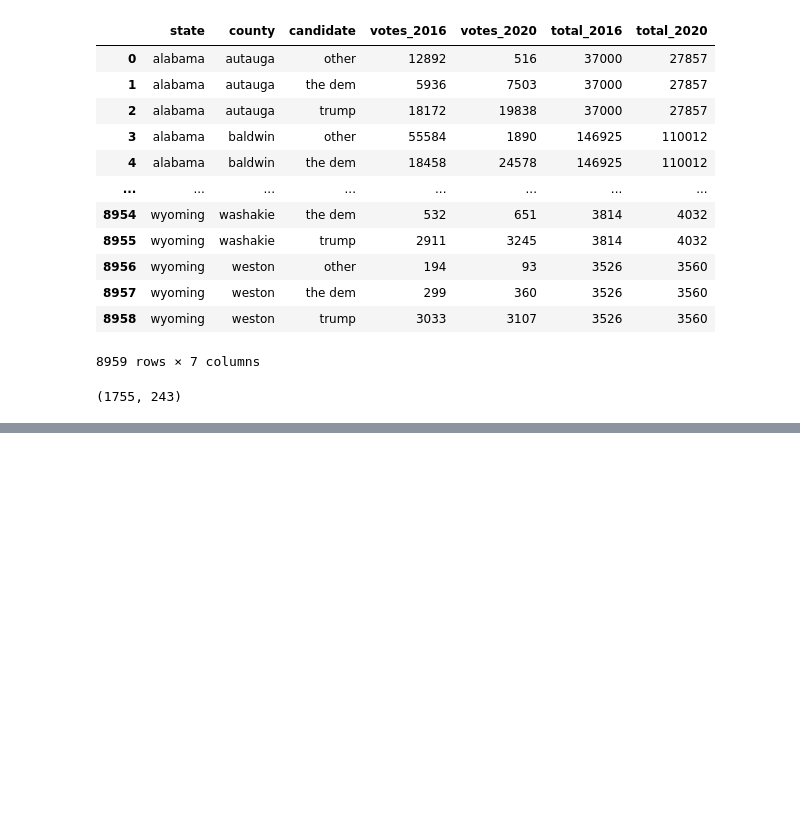
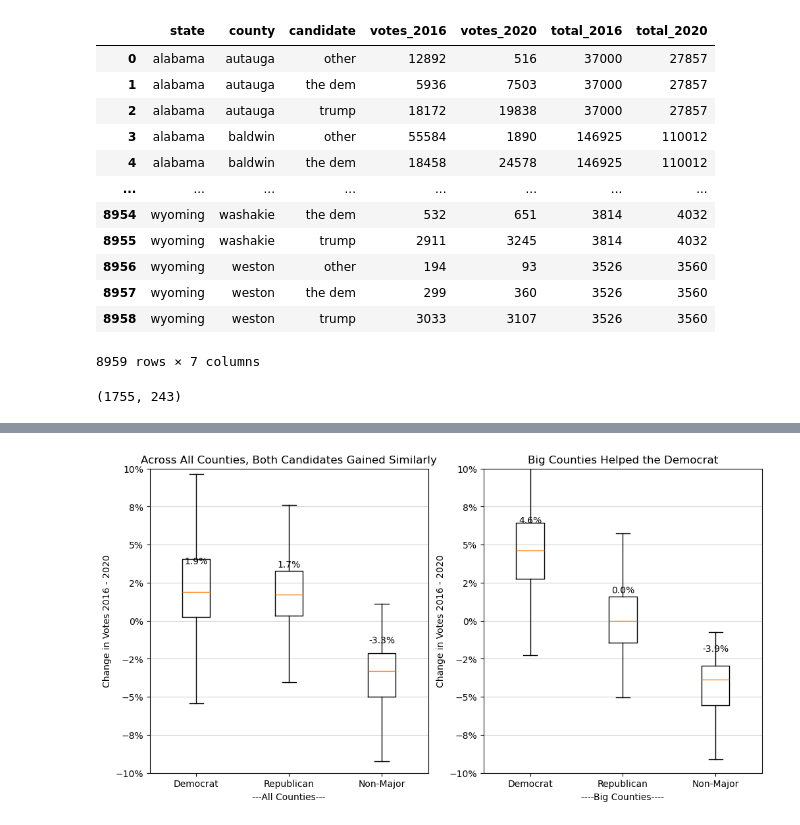
Before and after one commit to rmathena79/democracy, a Jupyter notebook: democracy.ipynb, the cells around one changed output, grey strips where cells are left out. Saved outputs shown, nothing was run; the diff lists cells and outputs as text; code cells hidden in the pictures; blank space fills up the shorter version.

```diff
--- a/democracy.ipynb
+++ b/democracy.ipynb
@@ -292,0 +328,42 @@ plt.show()
+# %%
+fig, (ax1, ax2) = plt.subplots(nrows=1,ncols=2,figsize=(12,6))
+
+# Thanks to: https://stackoverflow.com/questions/25973581/how-to-format-axis-number-format-to-thousands-with-a-comma
+ax1.yaxis.set_major_formatter(mpl.ticker.StrMethodFormatter("{x:.0%}"))
+ax1.boxplot(
+        [combo_df.loc[combo_df["candidate"] == "the dem"]["pct_change"],
+         combo_df.loc[combo_df["candidate"] == "trump"]["pct_change"],
+         combo_df.loc[combo_df["candidate"] == "other"]["pct_change"]],
+        tick_labels = ["Democrat", "Republican", "Non-Major"],
+        flierprops= {"alpha": 0} ) # I should probably just disable fliers
+ax1.set_title("Across All Counties, Both Candidates Gained Similarly")
+ax1.set_ylabel("Change in Votes 2016 - 2020")
+ax1.set_xlabel("---All Counties---")
+ax1.set_ylim((-.1,.1))
+ax1.grid(axis="y", which="major", color="lightgrey")
+
+
+add_percent_above_value(ax1, 1, combo_df.loc[combo_df["candidate"] == "the dem"]["pct_change"].median(), digits=1)
+add_percent_above_value(ax1, 2, combo_df.loc[combo_df["candidate"] == "trump"]["pct_change"].median(), digits=1)
+add_percent_above_value(ax1, 3, combo_df.loc[combo_df["candidate"] == "other"]["pct_change"].median(), digits=1)
+
+# Thanks to: https://stackoverflow.com/questions/25973581/how-to-format-axis-number-format-to-thousands-with-a-comma
+ax2.yaxis.set_major_formatter(mpl.ticker.StrMethodFormatter("{x:.0%}"))
+ax2.boxplot(
+        [big_counties_df.loc[big_counties_df["candidate"] == "the dem"]["pct_change"],
+         big_counties_df.loc[big_counties_df["candidate"] == "trump"]["pct_change"],
+         big_counties_df.loc[big_counties_df["candidate"] == "other"]["pct_change"]],
+        tick_labels = ["Democrat", "Republican", "Non-Major"],
+        showfliers=False )
+ax2.set_title("Big Counties Helped the Democrats")
+ax2.set_ylabel("Change in Votes 2016 - 2020")
+ax2.set_xlabel("----Big Counties----")
+ax2.set_ylim((-.1,.1))
+ax2.grid(axis="y", which="major", color="lightgrey")
+
+add_percent_above_value(ax2, 1, big_counties_df.loc[big_counties_df["candidate"] == "the dem"]["pct_change"].median(), digits=1)
+add_percent_above_value(ax2, 2, big_counties_df.loc[big_counties_df["candidate"] == "trump"]["pct_change"].median(), digits=1)
+add_percent_above_value(ax2, 3, big_counties_df.loc[big_counties_df["candidate"] == "other"]["pct_change"].median(), digits=1)
+plt.show()
+# %% [output]
+[figure, added]
```
Also changed, not shown: parts of 5 cells of this notebook, 1 other file.
